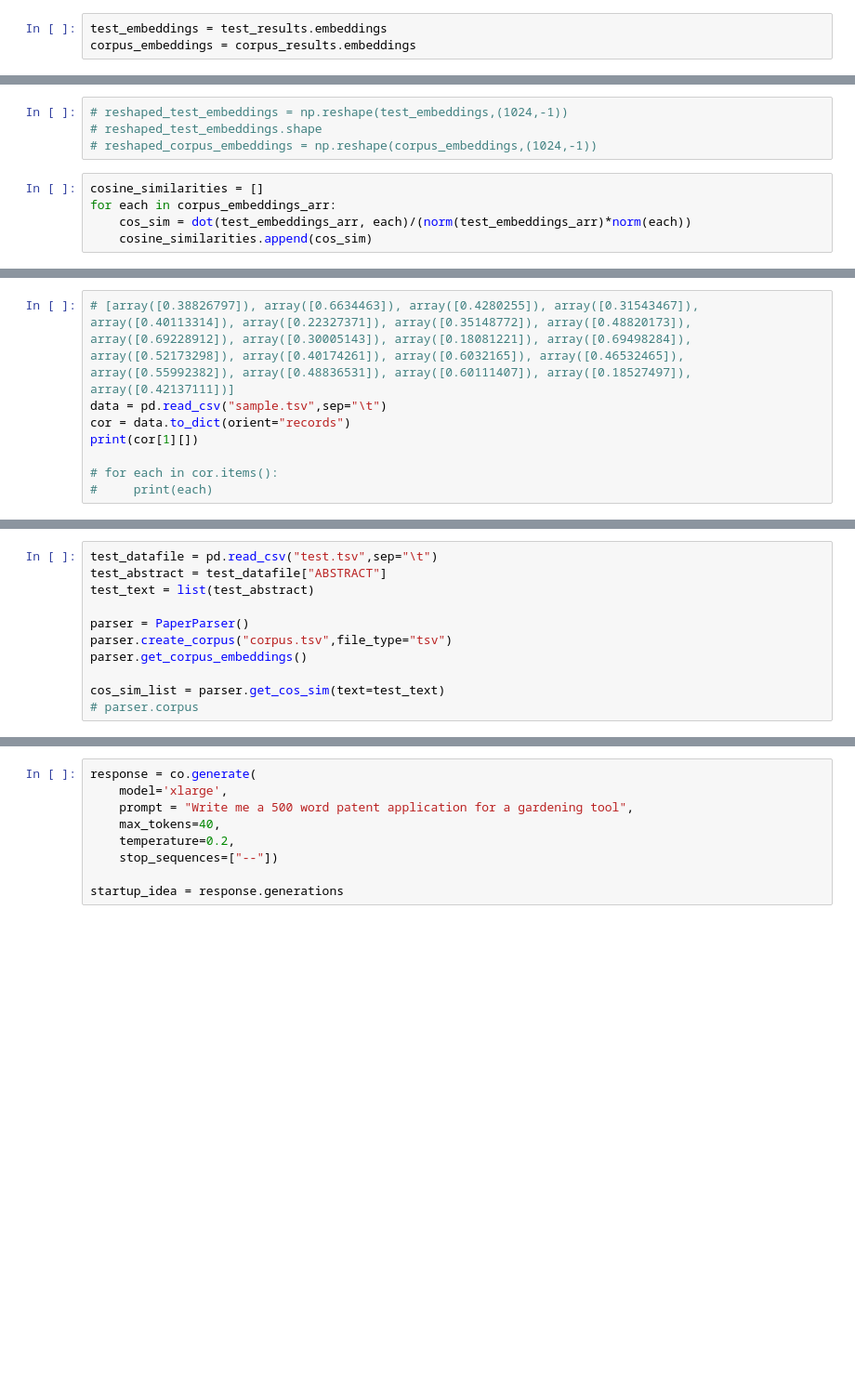
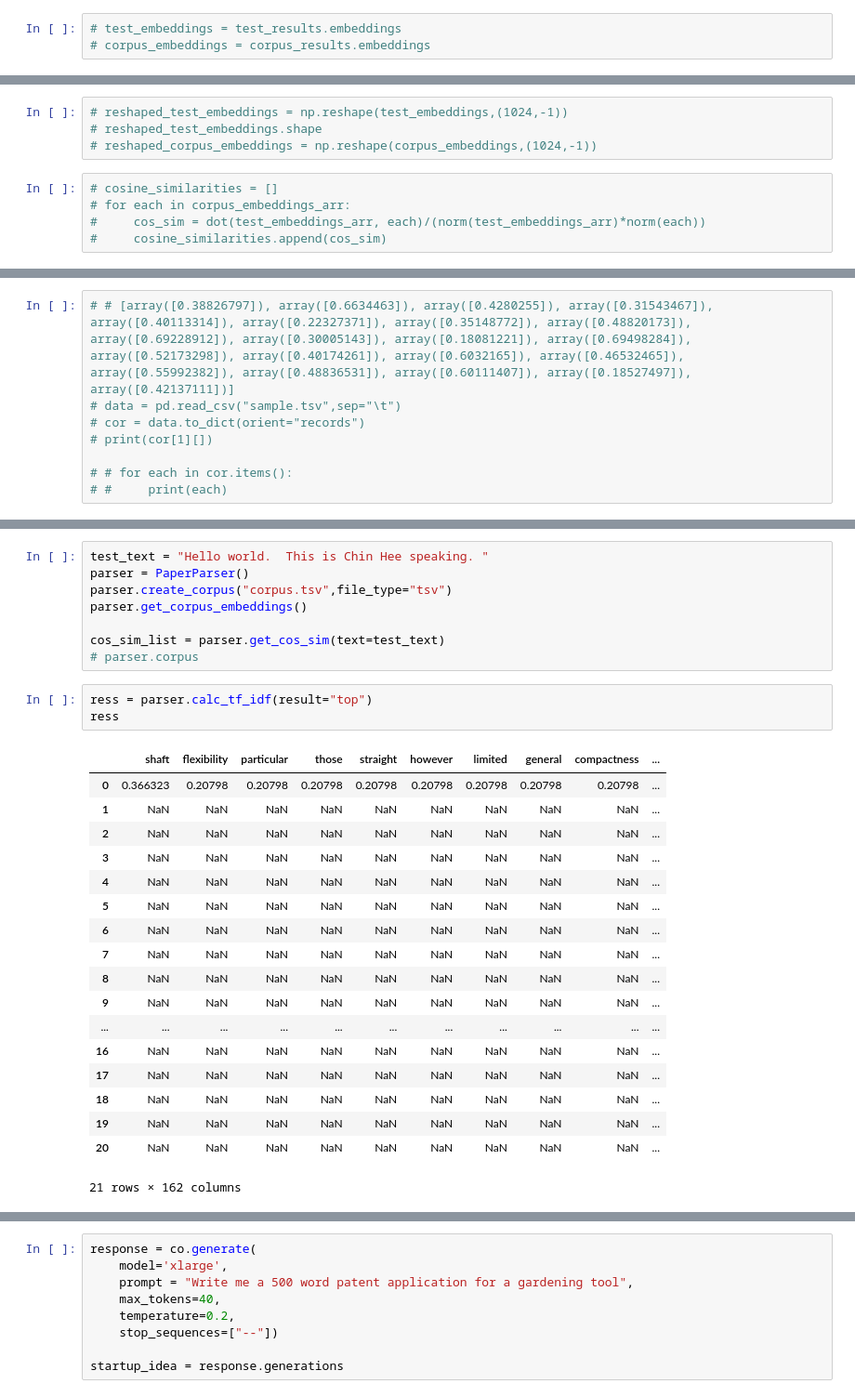
Before and after one commit to KennethJChew/SemanticSearchHackathon, a Jupyter notebook: embeddings.ipynb, the cells around one changed output, grey strips where cells are left out. Shown at 93% size. Saved outputs shown, nothing was run; the diff lists cells and outputs as text; blank space fills up the shorter version.

```diff
--- a/embeddings.ipynb
+++ b/embeddings.ipynb
@@ -71,3 +72,3 @@ corpus_results = co.embed(texts=corpus_text,model="small")
 # %%
-test_embeddings = test_results.embeddings
-corpus_embeddings = corpus_results.embeddings
+# test_embeddings = test_results.embeddings
+# corpus_embeddings = corpus_results.embeddings
@@ -83,7 +84,7 @@ print(corpus_embeddings_arr.shape)
 # reshaped_test_embeddings.shape
 # reshaped_corpus_embeddings = np.reshape(corpus_embeddings,(1024,-1))
 # %%
-cosine_similarities = []
-for each in corpus_embeddings_arr:
-    cos_sim = dot(test_embeddings_arr, each)/(norm(test_embeddings_arr)*norm(each))
-    cosine_similarities.append(cos_sim)
+# cosine_similarities = []
+# for each in corpus_embeddings_arr:
+#     cos_sim = dot(test_embeddings_arr, each)/(norm(test_embeddings_arr)*norm(each))
+#     cosine_similarities.append(cos_sim)
@@ -92,11 +93,11 @@ print(cosine_similarities)
 # %%
-# [array([0.38826797]), array([0.6634463]), array([0.4280255]), array([0.31543467]), array([0.40113314]), array([0.22327371]), array([0.35148772]), array([0.48820173]), array([0.69228912]), array([0.30005143]), array([0.18081221]), array([0.69498284]), array([0.52173298]), array([0.40174261]), array([0.6032165]), array([0.46532465]), array([0.55992382]), array([0.48836531]), array([0.60111407]), array([0.18527497]), array([0.42137111])]
-data = pd.read_csv("sample.tsv",sep="\t")
-cor = data.to_dict(orient="records")
-print(cor[1][])
+# # [array([0.38826797]), array([0.6634463]), array([0.4280255]), array([0.31543467]), array([0.40113314]), array([0.22327371]), array([0.35148772]), array([0.48820173]), array([0.69228912]), array([0.30005143]), array([0.18081221]), array([0.69498284]), array([0.52173298]), array([0.40174261]), array([0.6032165]), array([0.46532465]), array([0.55992382]), array([0.48836531]), array([0.60111407]), array([0.18527497]), array([0.42137111])]
+# data = pd.read_csv("sample.tsv",sep="\t")
+# cor = data.to_dict(orient="records")
+# print(cor[1][])
 
-# for each in cor.items():
-#     print(each)
+# # for each in cor.items():
+# #     print(each)
 # %%
 class PaperParser():
     def __init__(self,corpus_text=None,model="small") -> None:
@@ -158,14 +209,33 @@ class PaperParser():
 # %%
-test_datafile = pd.read_csv("test.tsv",sep="\t")
-test_abstract = test_datafile["ABSTRACT"]
-test_text = list(test_abstract)
-
+test_text = "Hello world.  This is Chin Hee speaking. "
 parser = PaperParser()
 parser.create_corpus("corpus.tsv",file_type="tsv")
 parser.get_corpus_embeddings()
 
 cos_sim_list = parser.get_cos_sim(text=test_text)
 # parser.corpus
+# %%
+ress = parser.calc_tf_idf(result="top")
+ress
+# %% [output]
+|  | shaft | flexibility | particular | those | straight | however | limited | general | compactness | ... |
+| 0 | 0.366323 | 0.20798 | 0.20798 | 0.20798 | 0.20798 | 0.20798 | 0.20798 | 0.20798 | 0.20798 | ... |
+| 1 | NaN | NaN | NaN | NaN | NaN | NaN | NaN | NaN | NaN | ... |
+| 2 | NaN | NaN | NaN | NaN | NaN | NaN | NaN | NaN | NaN | ... |
+| 3 | NaN | NaN | NaN | NaN | NaN | NaN | NaN | NaN | NaN | ... |
+| 4 | NaN | NaN | NaN | NaN | NaN | NaN | NaN | NaN | NaN | ... |
+| 5 | NaN | NaN | NaN | NaN | NaN | NaN | NaN | NaN | NaN | ... |
+| 6 | NaN | NaN | NaN | NaN | NaN | NaN | NaN | NaN | NaN | ... |
+| 7 | NaN | NaN | NaN | NaN | NaN | NaN | NaN | NaN | NaN | ... |
+| 8 | NaN | NaN | NaN | NaN | NaN | NaN | NaN | NaN | NaN | ... |
+| 9 | NaN | NaN | NaN | NaN | NaN | NaN | NaN | NaN | NaN | ... |
+| ... | ... | ... | ... | ... | ... | ... | ... | ... | ... | ... |
+| 16 | NaN | NaN | NaN | NaN | NaN | NaN | NaN | NaN | NaN | ... |
+| 17 | NaN | NaN | NaN | NaN | NaN | NaN | NaN | NaN | NaN | ... |
+| 18 | NaN | NaN | NaN | NaN | NaN | NaN | NaN | NaN | NaN | ... |
+| 19 | NaN | NaN | NaN | NaN | NaN | NaN | NaN | NaN | NaN | ... |
+| 20 | NaN | NaN | NaN | NaN | NaN | NaN | NaN | NaN | NaN | ... |
+21 rows × 162 columns
 # %%
 print(cos_sim_list)
 # %% [output]
```
Also changed, not shown: parts of 26 cells of this notebook, 1 other file.
